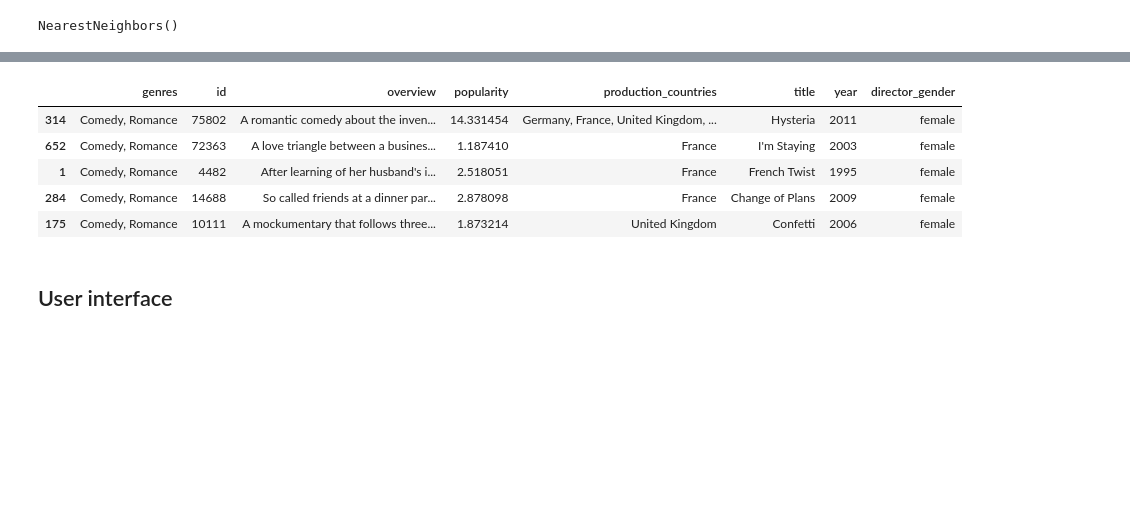
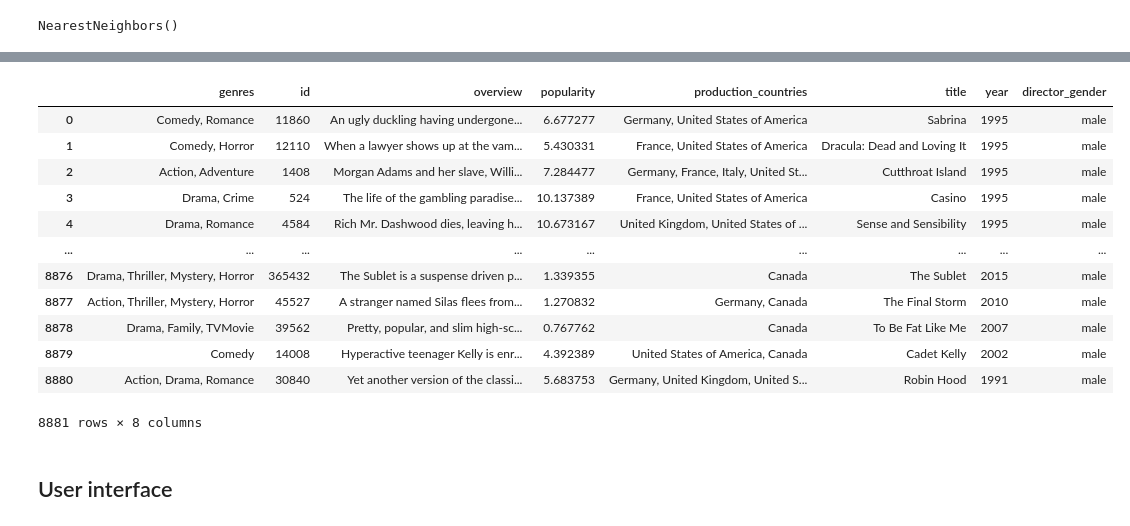
Before and after one commit to adele-martin/She-Directed-It, a Jupyter notebook: Machine_Learningipynb.ipynb, the cells around one changed output, grey strips where cells are left out. Drawn from its saved outputs; the diff is of its cells as text; code cells hidden in the pictures; blank space fills up the shorter version.

```diff
--- a/Machine_Learningipynb.ipynb
+++ b/Machine_Learningipynb.ipynb
@@ -285,12 +296,19 @@ array([[314, 652,   1, 284, 175]])
-# %%
-female_directed.iloc[[314, 652,   1, 284, 175]]
-# %% [output]
-|  | genres | id | overview | popularity | production_countries | title | year | director_gender |
-| 314 | Comedy, Romance | 75802 | A romantic comedy about the inven... | 14.331454 | Germany, France, United Kingdom, ... | Hysteria | 2011 | female |
-| 652 | Comedy, Romance | 72363 | A love triangle between a busines... | 1.187410 | France | I'm Staying | 2003 | female |
-| 1 | Comedy, Romance | 4482 | After learning of her husband's i... | 2.518051 | France | French Twist | 1995 | female |
-| 284 | Comedy, Romance | 14688 | So called friends at a dinner par... | 2.878098 | France | Change of Plans | 2009 | female |
-| 175 | Comedy, Romance | 10111 | A mockumentary that follows three... | 1.873214 | United Kingdom | Confetti | 2006 | female |
+# %%
+male_directed
+# %% [output]
+|  | genres | id | overview | popularity | production_countries | title | year | director_gender |
+| 0 | Comedy, Romance | 11860 | An ugly duckling having undergone... | 6.677277 | Germany, United States of America | Sabrina | 1995 | male |
+| 1 | Comedy, Horror | 12110 | When a lawyer shows up at the vam... | 5.430331 | France, United States of America | Dracula: Dead and Loving It | 1995 | male |
+| 2 | Action, Adventure | 1408 | Morgan Adams and her slave, Willi... | 7.284477 | Germany, France, Italy, United St... | Cutthroat Island | 1995 | male |
+| 3 | Drama, Crime | 524 | The life of the gambling paradise... | 10.137389 | France, United States of America | Casino | 1995 | male |
+| 4 | Drama, Romance | 4584 | Rich Mr. Dashwood dies, leaving h... | 10.673167 | United Kingdom, United States of ... | Sense and Sensibility | 1995 | male |
+| ... | ... | ... | ... | ... | ... | ... | ... | ... |
+| 8876 | Drama, Thriller, Mystery, Horror | 365432 | The Sublet is a suspense driven p... | 1.339355 | Canada | The Sublet | 2015 | male |
+| 8877 | Action, Thriller, Mystery, Horror | 45527 | A stranger named Silas flees from... | 1.270832 | Germany, Canada | The Final Storm | 2010 | male |
+| 8878 | Drama, Family, TVMovie | 39562 | Pretty, popular, and slim high-sc... | 0.767762 | Canada | To Be Fat Like Me | 2007 | male |
+| 8879 | Comedy | 14008 | Hyperactive teenager Kelly is enr... | 4.392389 | United States of America, Canada | Cadet Kelly | 2002 | male |
+| 8880 | Action, Drama, Romance | 30840 | Yet another version of the classi... | 5.683753 | Germany, United Kingdom, United S... | Robin Hood | 1991 | male |
+8881 rows × 8 columns
 # %% [markdown]
 ## User interface
 # %%
```
Also changed, not shown: parts of 8 cells of this notebook.
